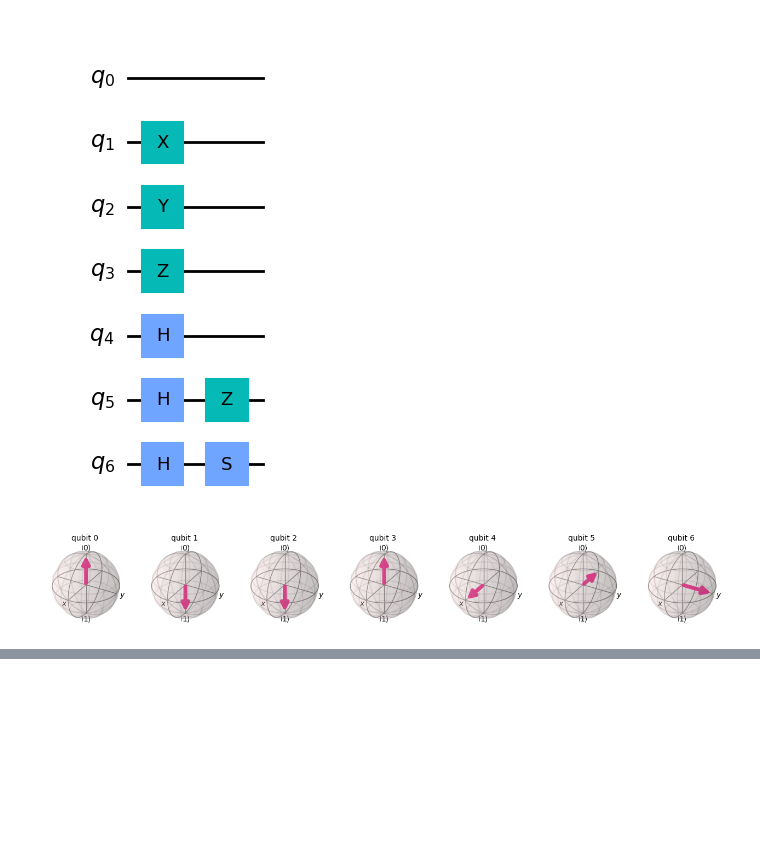
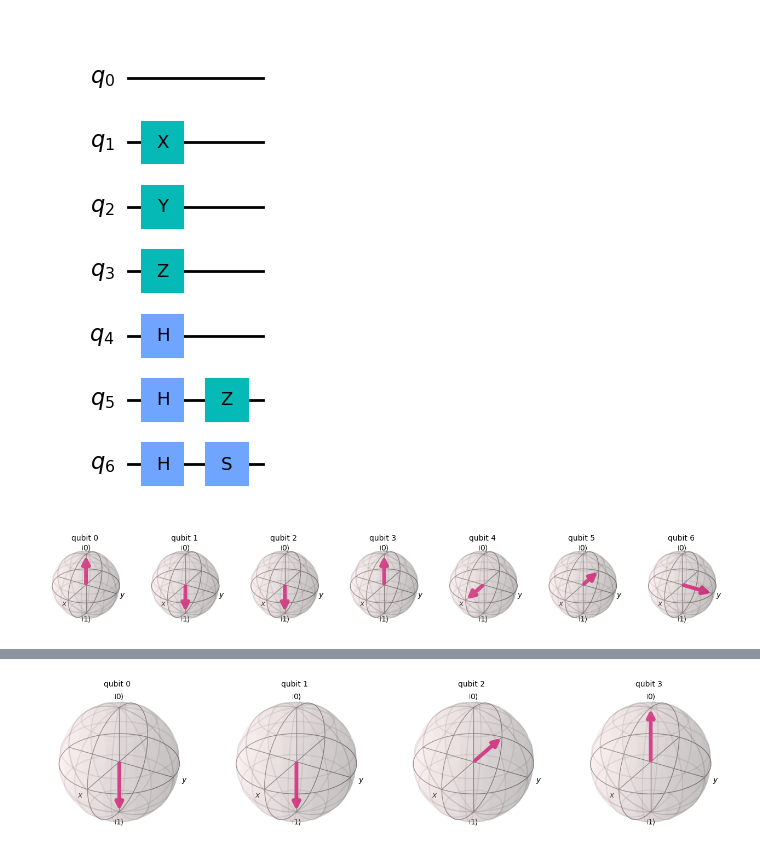
Before and after one commit to carlosfdezdeus/computaci-n-cu-ntica, a Jupyter notebook: puertas_cuanticas.ipynb, the cells around one changed output, grey strips where cells are left out. Drawn from its saved outputs; the diff is of its cells as text; code cells hidden in the pictures; blank space fills up the shorter version.

```diff
--- a/puertas_cuanticas.ipynb
+++ b/puertas_cuanticas.ipynb
@@ -28,0 +62,7 @@ plot_bloch_multivector(vector_estado)
+# %%
+simulador = Aer.get_backend('statevector_simulator')
+resultados = execute(qc, backend = simulador).result()
+vector_estado = resultados.get_statevector()
+plot_bloch_multivector(vector_estado)
+# %% [output]
+[figure, added]
```
Also changed, not shown: parts of 2 cells of this notebook, 4 other files.
